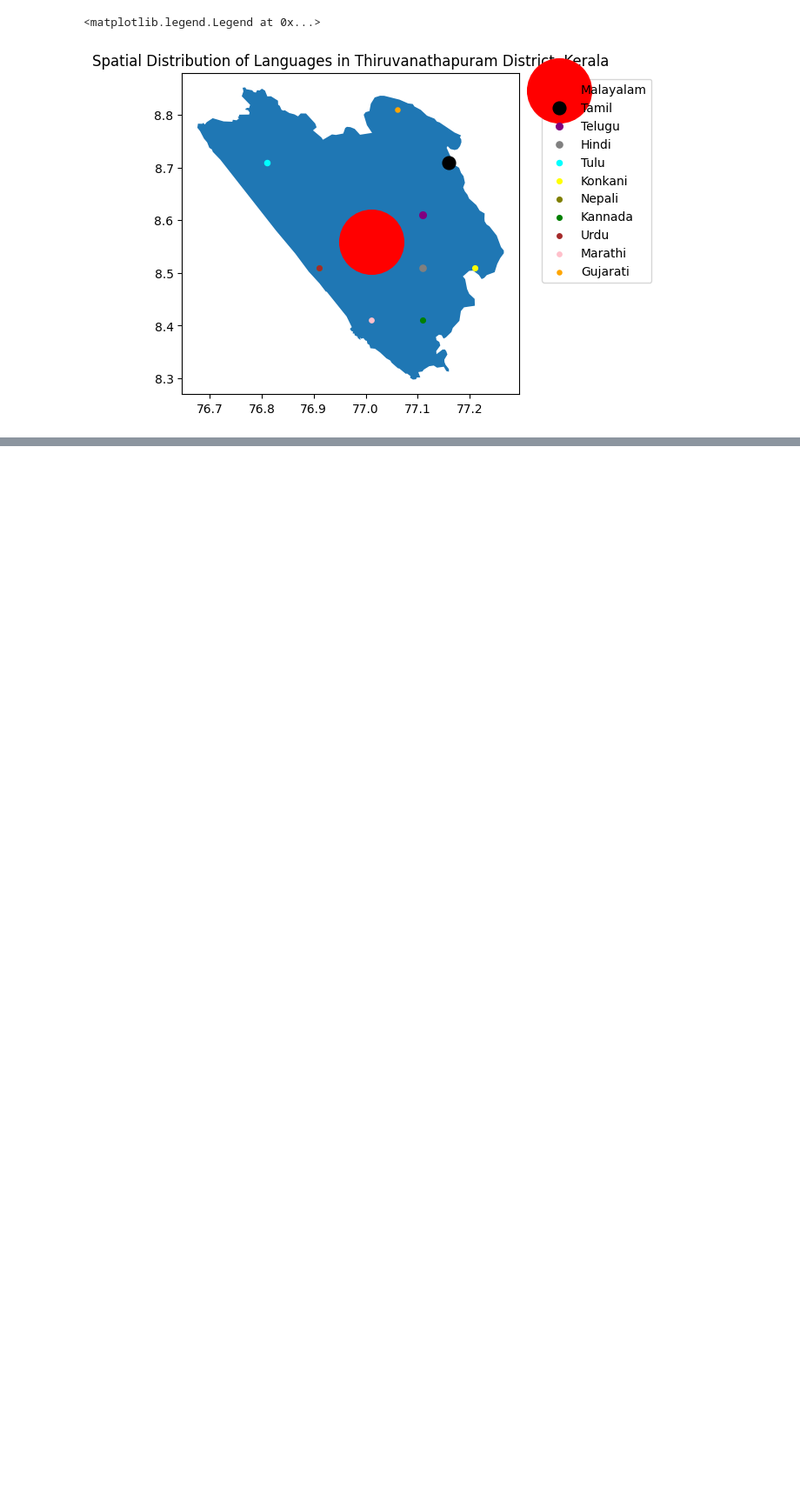
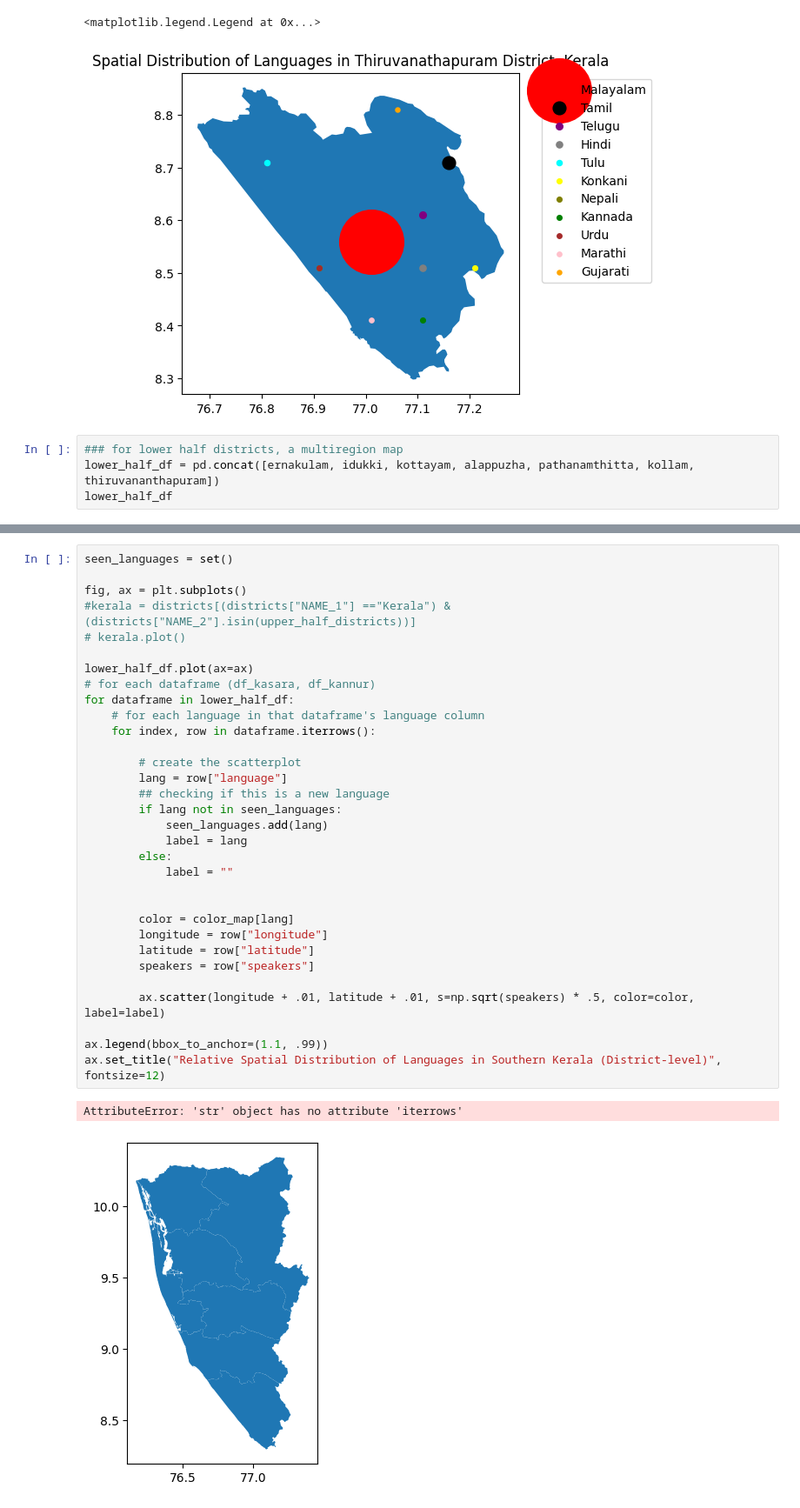
Before and after one commit to squishridyvi/Geographical-Distribution-Mapping-of-Dravidian-Languages-, a Jupyter notebook: Geographical Distribution of Dravidian Languages.ipynb, the cells around one changed output, grey strips where cells are left out. Shown at 87% size. Cells and saved outputs as stored; diff of their text form; blank space fills up the shorter version.

Commit message:
Add files via upload
Began creating map showing lower_half_df

```diff
--- a/Geographical Distribution of Dravidian Languages.ipynb
+++ b/Geographical Distribution of Dravidian Languages.ipynb
@@ -1069,3 +1069,7 @@ ax.legend(bbox_to_anchor=(1.05, 1))
 # %% [output]
 <matplotlib.legend.Legend at 0x...>
 [figure]
+# %%
+### for lower half districts, a multiregion map
+lower_half_df = pd.concat([ernakulam, idukki, kottayam, alappuzha, pathanamthitta, kollam, thiruvananthapuram])
+lower_half_df
@@ -1071,0 +1085,35 @@ ax.legend(bbox_to_anchor=(1.05, 1))
+# %%
+seen_languages = set()
+
+fig, ax = plt.subplots()
+#kerala = districts[(districts["NAME_1"] =="Kerala") & (districts["NAME_2"].isin(upper_half_districts))]
+# kerala.plot()
+
+lower_half_df.plot(ax=ax)
+# for each dataframe (df_kasara, df_kannur)
+for dataframe in lower_half_df:
+    # for each language in that dataframe's language column
+    for index, row in dataframe.iterrows():
+
+        # create the scatterplot
+        lang = row["language"]
+        ## checking if this is a new language
+        if lang not in seen_languages:
+            seen_languages.add(lang)
+            label = lang
+        else:
+            label = ""
+
+
+        color = color_map[lang]
+        longitude = row["longitude"]
+        latitude = row["latitude"]
+        speakers = row["speakers"]
+
+        ax.scatter(longitude + .01, latitude + .01, s=np.sqrt(speakers) * .5, color=color, label=label)
+
+ax.legend(bbox_to_anchor=(1.1, .99))
+ax.set_title("Relative Spatial Distribution of Languages in Southern Kerala (District-level)", fontsize=12)
+# %% [output]
+AttributeError: 'str' object has no attribute 'iterrows'
+[figure, added]
```
Also changed, not shown: parts of 2 cells of this notebook.
